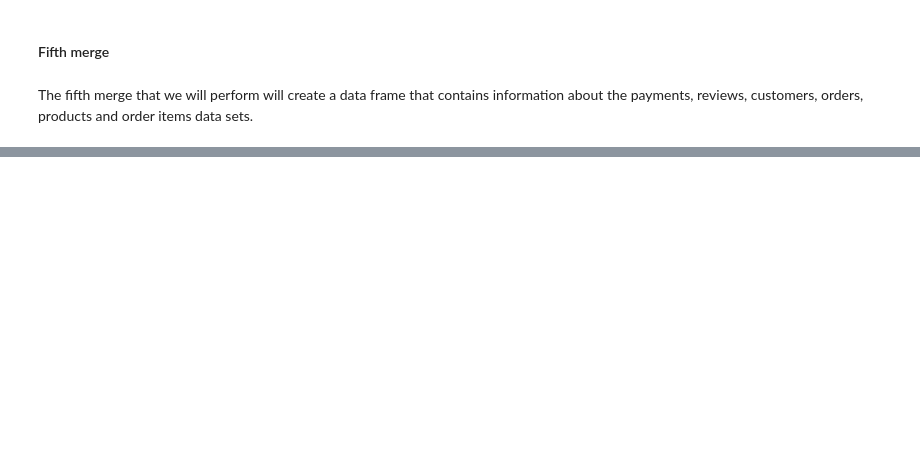
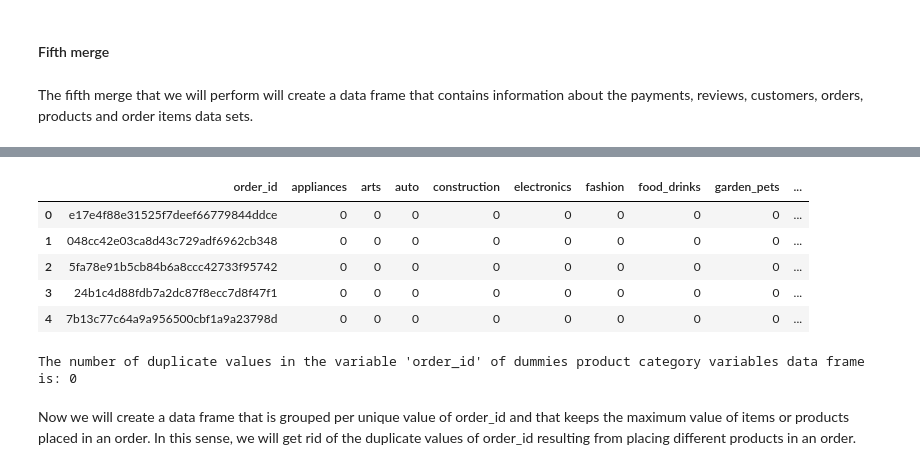
Before and after one commit to MariaDBPerez/clients_segmentation, a Jupyter notebook: project_5.ipynb, the cells around one changed output, grey strips where cells are left out. Drawn from its saved outputs; the diff is of its cells as text; code cells hidden in the pictures; blank space fills up the shorter version.

```diff
--- a/project_5.ipynb
+++ b/project_5.ipynb
@@ -625,0 +753,15 @@ payments_reviews_customers_orders_products_order_items_df[payments_reviews_custo
+# %%
+dummies_product_category_variables.head()
+# %% [output]
+|  | order_id | appliances | arts | auto | construction | electronics | fashion | food_drinks | garden_pets | ... |
+| 0 | e17e4f88e31525f7deef66779844ddce | 0 | 0 | 0 | 0 | 0 | 0 | 0 | 0 | ... |
+| 1 | 048cc42e03ca8d43c729adf6962cb348 | 0 | 0 | 0 | 0 | 0 | 0 | 0 | 0 | ... |
+| 2 | 5fa78e91b5cb84b6a8ccc42733f95742 | 0 | 0 | 0 | 0 | 0 | 0 | 0 | 0 | ... |
+| 3 | 24b1c4d88fdb7a2dc87f8ecc7d8f47f1 | 0 | 0 | 0 | 0 | 0 | 0 | 0 | 0 | ... |
+| 4 | 7b13c77c64a9a956500cbf1a9a23798d | 0 | 0 | 0 | 0 | 0 | 0 | 0 | 0 | ... |
+# %%
+print ("The number of duplicate values in the variable 'order_id' of dummies product category variables data frame is: {}".format(dummies_product_category_variables.duplicated(subset=['order_id']).sum()))
+# %% [output]
+The number of duplicate values in the variable 'order_id' of dummies product category variables data frame is: 0
+# %% [markdown]
+Now we will create a data frame that is grouped per unique value of order_id and that keeps the maximum value of items or products placed in an order. In this sense, we will get rid of the duplicate values of order_id resulting from placing different products in an order.
```
Also changed, not shown: parts of 26 cells of this notebook.
